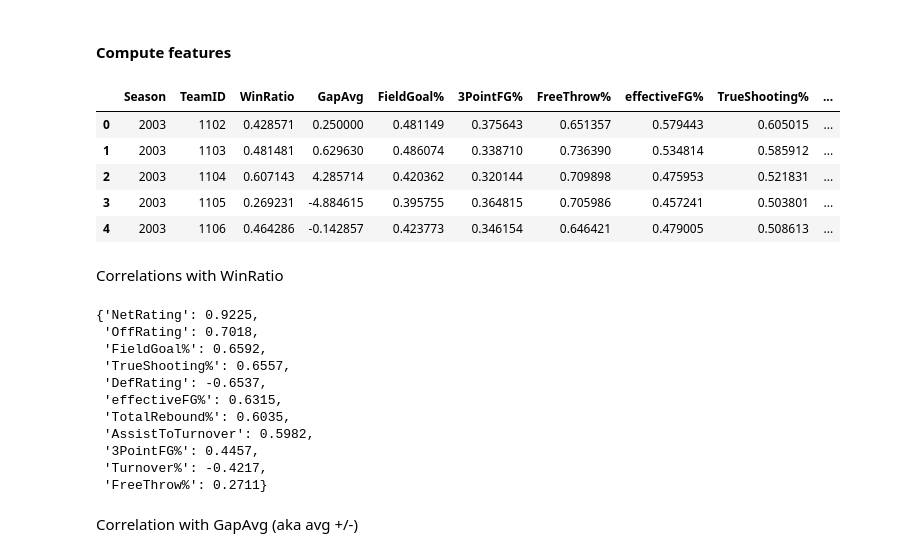
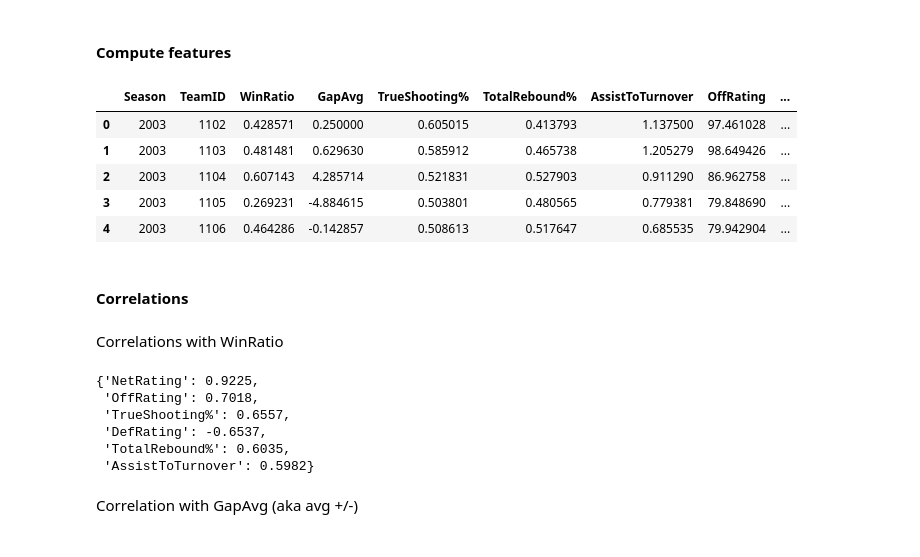
Before and after one commit to ewak42/9417_group_b_march_madness, a Jupyter notebook: advanced_stats_features.ipynb, the cells around one changed output. Cells and saved outputs as stored; diff of their text form; code cells hidden in the pictures.

```diff
--- a/advanced_stats_features.ipynb
+++ b/advanced_stats_features.ipynb
@@ -164,34 +174,38 @@ df_features_season['oppPOSS'] = df_features_season['oppFGA'] + 0.44 * df_feature
 # %%
 df_features_season['WinRatio'] = df_features_season['NumWins'] / (df_features_season['NumWins'] + df_features_season['NumLosses'])
 df_features_season['GapAvg'] = (
     (df_features_season['NumWins'] * df_features_season['GapWins'] -
     df_features_season['NumLosses'] * df_features_season['GapLosses'])
     / (df_features_season['NumWins'] + df_features_season['NumLosses'])
 )
 df_features_season['FieldGoal%'] = df_features_season['FGM'] / df_features_season['FGA']
 df_features_season['3PointFG%'] = df_features_season['FGM3'] / df_features_season['FGA3']
 df_features_season['FreeThrow%'] = df_features_season['FTM'] / df_features_season['FTA']
 df_features_season['effectiveFG%'] = (df_features_season['FGM'] + 0.5 * df_features_season['FGM3']) / df_features_season['FGA']
 df_features_season['TrueShooting%'] = df_features_season['PTS'] / (2 * df_features_season['FGA'] + 0.88 * df_features_season['FTA'])
 df_features_season['TotalRebound%'] = df_features_season['TeamReb'] / df_features_season['GameReb']
 df_features_season['AssistToTurnover'] = df_features_season['Ast'] / df_features_season['TO']
 df_features_season['Turnover%'] = df_features_season['TO'] / df_features_season['POSS']
 df_features_season['OffRating'] = df_features_season['PTS'] / df_features_season['POSS'] * 100
 df_features_season['DefRating'] = df_features_season['oppPTS'] / df_features_season['oppPOSS'] * 100
 df_features_season['NetRating'] = df_features_season['OffRating'] - df_features_season['DefRating']
 
-features = ['FieldGoal%', '3PointFG%', 'FreeThrow%', 'effectiveFG%', 'TrueShooting%', 'TotalRebound%', 'AssistToTurnover', 'Turnover%', 'OffRating', 'DefRating', 'NetRating']
+# features = ['FieldGoal%', '3PointFG%', 'FreeThrow%', 'effectiveFG%', 'TrueShooting%', 'TotalRebound%', 'AssistToTurnover', 'Turnover%', 'OffRating', 'DefRating', 'NetRating']
+features = ['TrueShooting%', 'TotalRebound%', 'AssistToTurnover', 'OffRating', 'DefRating', 'NetRating']
 targets = ['WinRatio', 'GapAvg']
+
 keep = ['Season', 'TeamID'] + features + targets
 df_features_season.drop([col for col in df_features_season.columns.values if col not in keep], axis=1, inplace=True)
 df_features_season.head()
 # %% [output]
-|  | Season | TeamID | WinRatio | GapAvg | FieldGoal% | 3PointFG% | FreeThrow% | effectiveFG% | TrueShooting% | ... |
-| 0 | 2003 | 1102 | 0.428571 | 0.250000 | 0.481149 | 0.375643 | 0.651357 | 0.579443 | 0.605015 | ... |
-| 1 | 2003 | 1103 | 0.481481 | 0.629630 | 0.486074 | 0.338710 | 0.736390 | 0.534814 | 0.585912 | ... |
-| 2 | 2003 | 1104 | 0.607143 | 4.285714 | 0.420362 | 0.320144 | 0.709898 | 0.475953 | 0.521831 | ... |
-| 3 | 2003 | 1105 | 0.269231 | -4.884615 | 0.395755 | 0.364815 | 0.705986 | 0.457241 | 0.503801 | ... |
-| 4 | 2003 | 1106 | 0.464286 | -0.142857 | 0.423773 | 0.346154 | 0.646421 | 0.479005 | 0.508613 | ... |
+|  | Season | TeamID | WinRatio | GapAvg | TrueShooting% | TotalRebound% | AssistToTurnover | OffRating | ... |
+| 0 | 2003 | 1102 | 0.428571 | 0.250000 | 0.605015 | 0.413793 | 1.137500 | 97.461028 | ... |
+| 1 | 2003 | 1103 | 0.481481 | 0.629630 | 0.585912 | 0.465738 | 1.205279 | 98.649426 | ... |
+| 2 | 2003 | 1104 | 0.607143 | 4.285714 | 0.521831 | 0.527903 | 0.911290 | 86.962758 | ... |
+| 3 | 2003 | 1105 | 0.269231 | -4.884615 | 0.503801 | 0.480565 | 0.779381 | 79.848690 | ... |
+| 4 | 2003 | 1106 | 0.464286 | -0.142857 | 0.508613 | 0.517647 | 0.685535 | 79.942904 | ... |
+# %% [markdown]
+#### Correlations
 # %%
 def correlations(df, features, target, extra = ''):
   corrs = {}
@@ -206,15 +220,10 @@ correlations(df_features_season, features, 'WinRatio')
 # %% [output]
 {'NetRating': 0.9225,
  'OffRating': 0.7018,
- 'FieldGoal%': 0.6592,
  'TrueShooting%': 0.6557,
  'DefRating': -0.6537,
- 'effectiveFG%': 0.6315,
  'TotalRebound%': 0.6035,
- 'AssistToTurnover': 0.5982,
- '3PointFG%': 0.4457,
- 'Turnover%': -0.4217,
- 'FreeThrow%': 0.2711}
+ 'AssistToTurnover': 0.5982}
 # %% [markdown]
 Correlation with GapAvg (aka avg +/-)
 # %%
```
Also changed, not shown: parts of 42 cells of this notebook.
